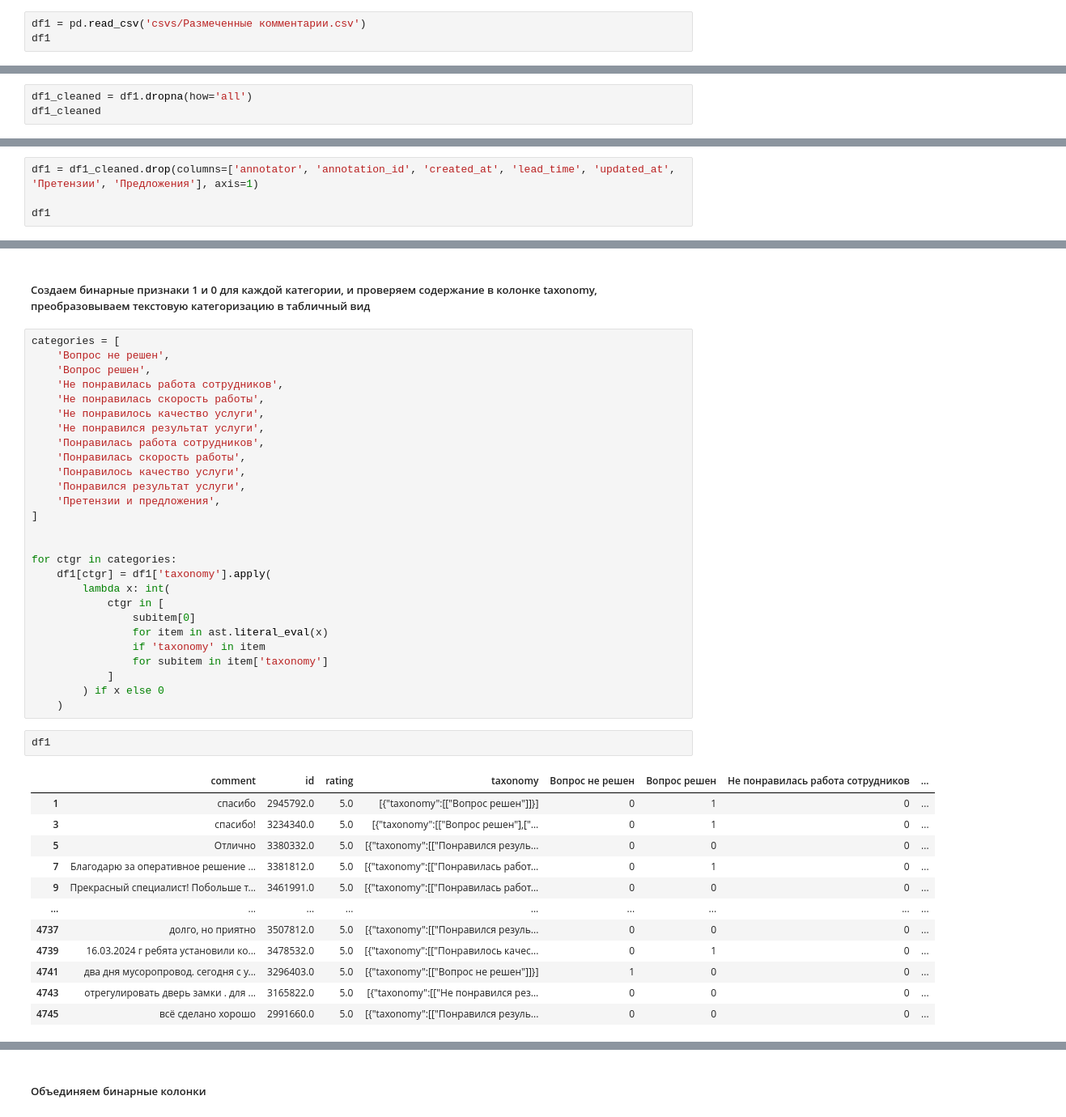
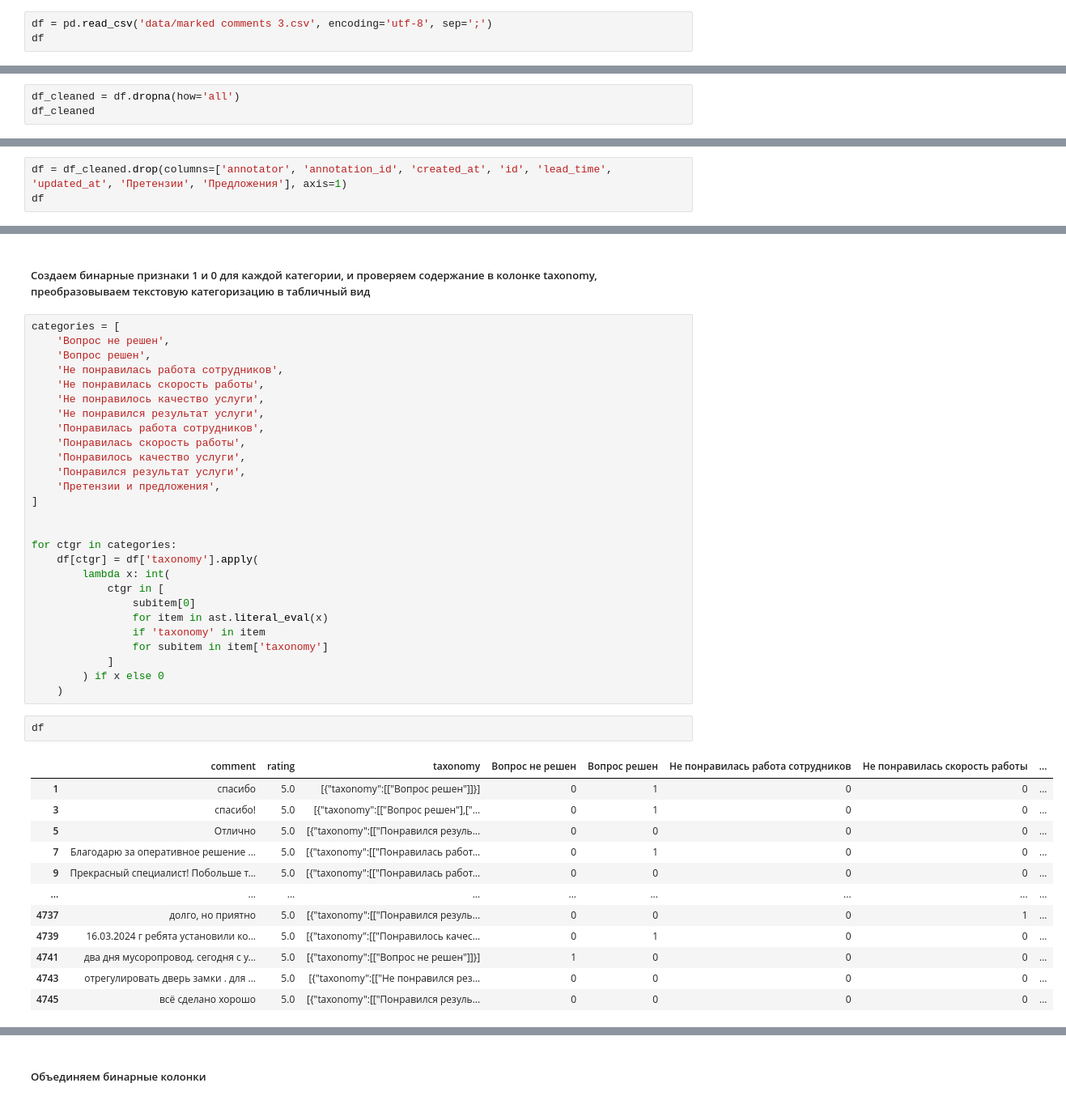
Before and after one commit to aanchik/intensiv-4, a Jupyter notebook: intensiv-4/anna/processing.ipynb, the cells around one changed output, grey strips where cells are left out. Shown at 81% size. Drawn from its saved outputs; the diff is of its cells as text.

```diff
--- a/intensiv-4/anna.ipynb
+++ b/intensiv-4/anna/processing.ipynb
@@ -12,8 +13,8 @@ df.to_csv('csvs/Разметка комментариев.csv', index=False, enc
 # %% [markdown]
 ##### После категоризации комментариев получаем файл и читаем его
 # %%
-df1 = pd.read_csv('csvs/Размеченные комментарии.csv')
-df1
+df = pd.read_csv('data/marked comments 3.csv', encoding='utf-8', sep=';')
+df
 # %% [output]
 |  | annotation_id | annotator | comment | created_at | id | lead_time | rating | taxonomy | updated_at | ... |
 | 0 | NaN | NaN | NaN | NaN | NaN | NaN | NaN | NaN | NaN | ... |
@@ -31,7 +32,7 @@ df1
 # %% [markdown]
 ##### Удаляем пустые строки
 # %%
-df1_cleaned = df1.dropna(how='all')
-df1_cleaned
+df_cleaned = df.dropna(how='all')
+df_cleaned
 # %% [output]
 |  | annotation_id | annotator | comment | created_at | id | lead_time | rating | taxonomy | updated_at | ... |
@@ -50,7 +51,6 @@ df1_cleaned
 # %% [markdown]
 ##### Удаляем не нужные колонки
 # %%
-df1 = df1_cleaned.drop(columns=['annotator', 'annotation_id', 'created_at', 'lead_time', 'updated_at', 'Претензии', 'Предложения'], axis=1)
-
-df1
+df = df_cleaned.drop(columns=['annotator', 'annotation_id', 'created_at', 'id', 'lead_time', 'updated_at', 'Претензии', 'Предложения'], axis=1)
+df
 # %% [output]
@@ -86,7 +86,7 @@ categories = [
 
 
 for ctgr in categories:
-    df1[ctgr] = df1['taxonomy'].apply(
+    df[ctgr] = df['taxonomy'].apply(
         lambda x: int(
             ctgr in [
                 subitem[0]
@@ -97,17 +97,17 @@ for ctgr in categories:
         ) if x else 0
     )
 # %%
-df1
+df
 # %% [output]
-|  | comment | id | rating | taxonomy | Вопрос не решен | Вопрос решен | Не понравилась работа сотрудников | ... |
-| 1 | спасибо | 2945792.0 | 5.0 | [{"taxonomy":[["Вопрос решен"]]}] | 0 | 1 | 0 | ... |
-| 3 | спасибо! | 3234340.0 | 5.0 | [{"taxonomy":[["Вопрос решен"],["... | 0 | 1 | 0 | ... |
-| 5 | Отлично | 3380332.0 | 5.0 | [{"taxonomy":[["Понравился резуль... | 0 | 0 | 0 | ... |
-| 7 | Благодарю за оперативное решение ... | 3381812.0 | 5.0 | [{"taxonomy":[["Понравилась работ... | 0 | 1 | 0 | ... |
-| 9 | Прекрасный специалист! Побольше т... | 3461991.0 | 5.0 | [{"taxonomy":[["Понравилась работ... | 0 | 0 | 0 | ... |
+|  | comment | rating | taxonomy | Вопрос не решен | Вопрос решен | Не понравилась работа сотрудников | Не понравилась скорость работы | ... |
+| 1 | спасибо | 5.0 | [{"taxonomy":[["Вопрос решен"]]}] | 0 | 1 | 0 | 0 | ... |
+| 3 | спасибо! | 5.0 | [{"taxonomy":[["Вопрос решен"],["... | 0 | 1 | 0 | 0 | ... |
+| 5 | Отлично | 5.0 | [{"taxonomy":[["Понравился резуль... | 0 | 0 | 0 | 0 | ... |
+| 7 | Благодарю за оперативное решение ... | 5.0 | [{"taxonomy":[["Понравилась работ... | 0 | 1 | 0 | 0 | ... |
+| 9 | Прекрасный специалист! Побольше т... | 5.0 | [{"taxonomy":[["Понравилась работ... | 0 | 0 | 0 | 0 | ... |
 | ... | ... | ... | ... | ... | ... | ... | ... | ... |
-| 4737 | долго, но приятно | 3507812.0 | 5.0 | [{"taxonomy":[["Понравился резуль... | 0 | 0 | 0 | ... |
-| 4739 | 16.03.2024 г ребята установили ко... | 3478532.0 | 5.0 | [{"taxonomy":[["Понравилось качес... | 0 | 1 | 0 | ... |
-| 4741 | два дня мусоропровод. сегодня с у... | 3296403.0 | 5.0 | [{"taxonomy":[["Вопрос не решен"]]}] | 1 | 0 | 0 | ... |
-| 4743 | отрегулировать дверь замки . для ... | 3165822.0 | 5.0 | [{"taxonomy":[["Не понравился рез... | 0 | 0 | 0 | ... |
-| 4745 | всё сделано хорошо | 2991660.0 | 5.0 | [{"taxonomy":[["Понравился резуль... | 0 | 0 | 0 | ... |
+| 4737 | долго, но приятно | 5.0 | [{"taxonomy":[["Понравился резуль... | 0 | 0 | 0 | 1 | ... |
+| 4739 | 16.03.2024 г ребята установили ко... | 5.0 | [{"taxonomy":[["Понравилось качес... | 0 | 1 | 0 | 0 | ... |
+| 4741 | два дня мусоропровод. сегодня с у... | 5.0 | [{"taxonomy":[["Вопрос не решен"]]}] | 1 | 0 | 0 | 0 | ... |
+| 4743 | отрегулировать дверь замки . для ... | 5.0 | [{"taxonomy":[["Не понравился рез... | 0 | 0 | 0 | 0 | ... |
+| 4745 | всё сделано хорошо | 5.0 | [{"taxonomy":[["Понравился резуль... | 0 | 0 | 0 | 0 | ... |
```
Also changed, not shown: parts of 13 cells of this notebook, 17 other files.
